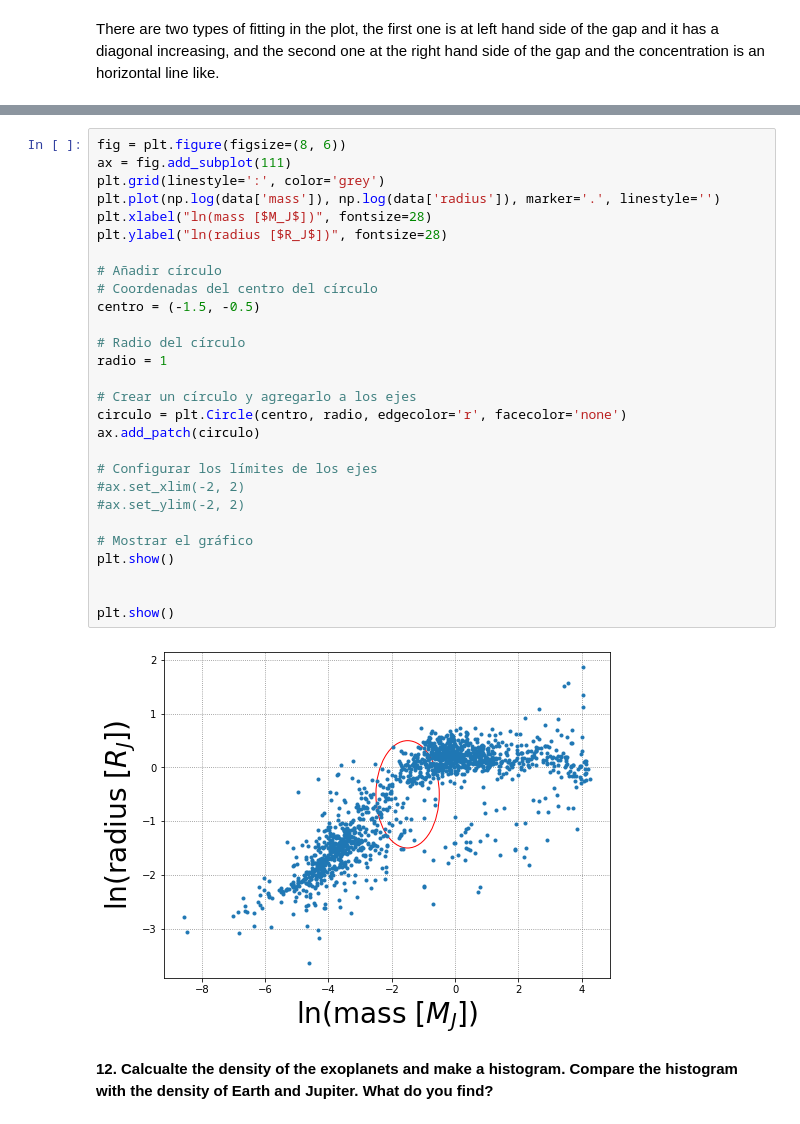
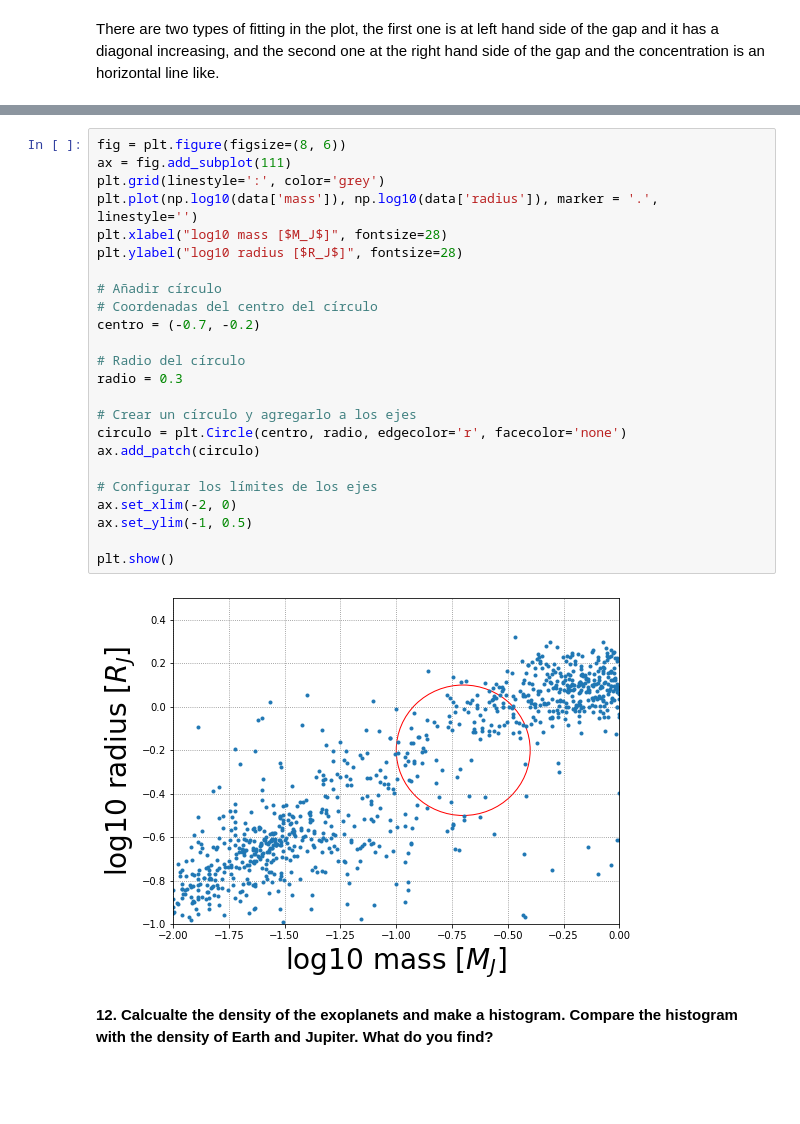
Before and after one commit to AthemFR/intro_astrophysical_objects, a Jupyter notebook: Homework_2/Homework_2_Planets.ipynb, the cells around one changed output, grey strips where cells are left out. Cells and saved outputs as stored; diff of their text form; blank space fills up the shorter version.

```diff
--- a/Homework_2/Homework_2_Planets.ipynb
+++ b/Homework_2/Homework_2_Planets.ipynb
@@ -300,33 +326,29 @@ There are two types of fitting in the plot, the first one is at left hand side o
 # %%
 fig = plt.figure(figsize=(8, 6))
 ax = fig.add_subplot(111)
 plt.grid(linestyle=':', color='grey')
-plt.plot(np.log(data['mass']), np.log(data['radius']), marker='.', linestyle='')
-plt.xlabel("ln(mass [$M_J$])", fontsize=28)
-plt.ylabel("ln(radius [$R_J$])", fontsize=28)
+plt.plot(np.log10(data['mass']), np.log10(data['radius']), marker = '.', linestyle='')
+plt.xlabel("log10 mass [$M_J$]", fontsize=28)
+plt.ylabel("log10 radius [$R_J$]", fontsize=28)
 
 # Añadir círculo
 # Coordenadas del centro del círculo
-centro = (-1.5, -0.5)
+centro = (-0.7, -0.2)
 
 # Radio del círculo
-radio = 1
+radio = 0.3
 
 # Crear un círculo y agregarlo a los ejes
 circulo = plt.Circle(centro, radio, edgecolor='r', facecolor='none')
 ax.add_patch(circulo)
 
 # Configurar los límites de los ejes
-#ax.set_xlim(-2, 2)
-#ax.set_ylim(-2, 2)
-
-# Mostrar el gráfico
-plt.show()
-
+ax.set_xlim(-2, 0)
+ax.set_ylim(-1, 0.5)
 
 plt.show()
 # %% [output]
-[figure, old version]
+[figure, new version]
 # %% [markdown]
 **12. Calcualte the density of the exoplanets and make a histogram. Compare the histogram with the density of Earth and Jupiter. What do you find?**
 # %% [markdown]
```
Also changed, not shown: parts of 29 cells of this notebook, 1 other file.
